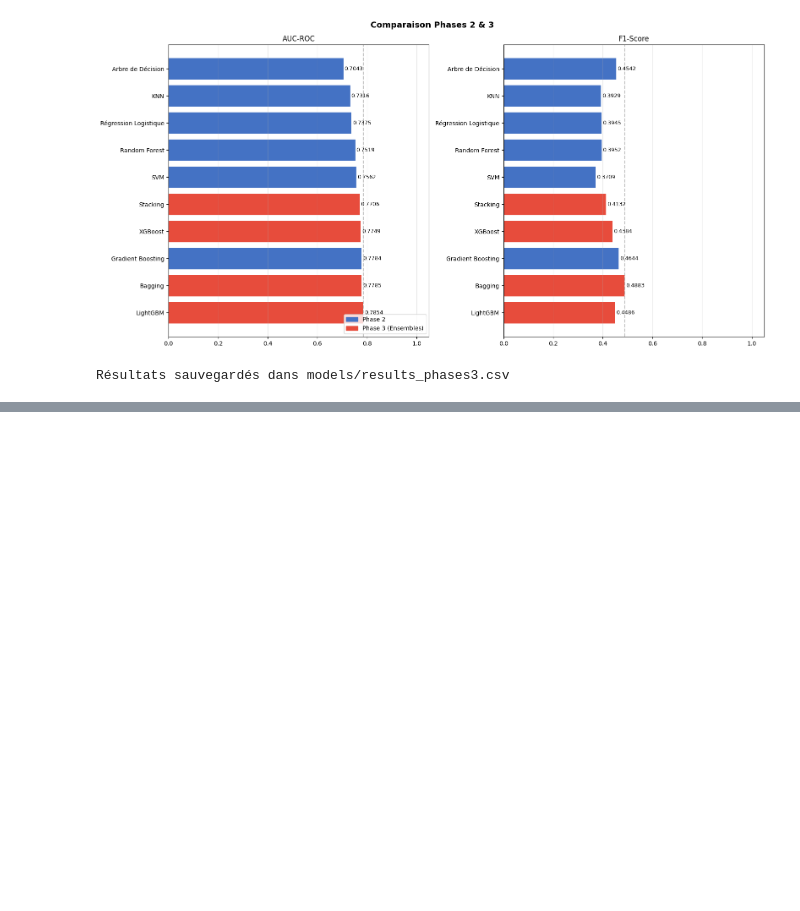
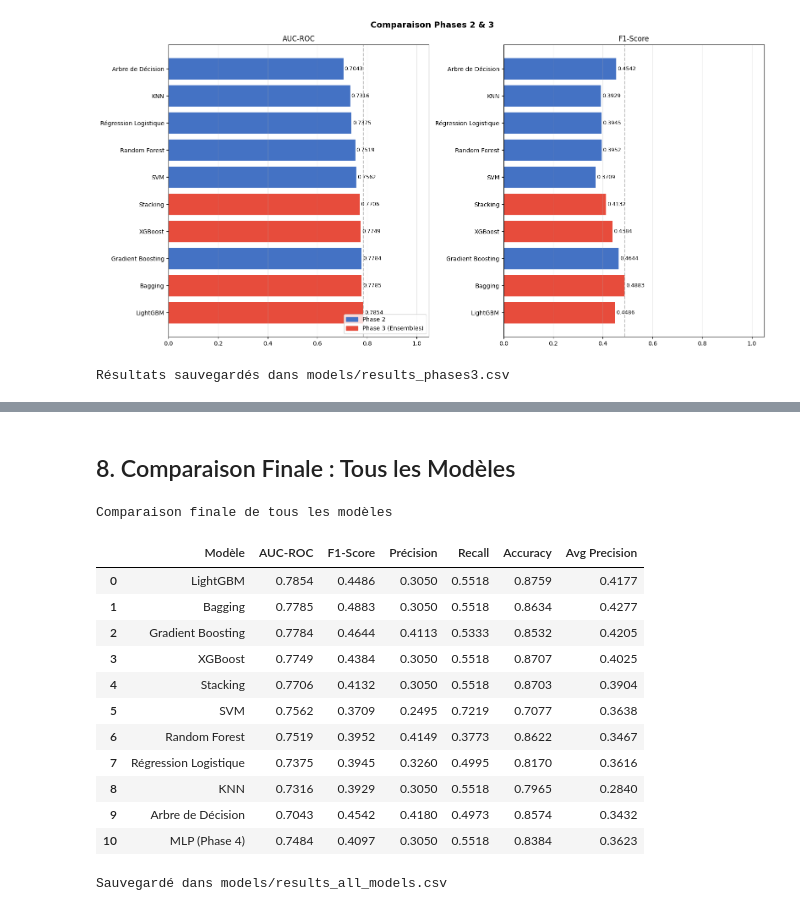
Before and after one commit to mwa1310/bank-costumers-behavior, a Jupyter notebook: notebook/BankCostumersBehavior.ipynb, the cells around one changed output, grey strips where cells are left out. Drawn from its saved outputs; the diff is of its cells as text; code cells hidden in the pictures; blank space fills up the shorter version.

```diff
--- a/notebook/BankCostumersBehavior.ipynb
+++ b/notebook/BankCostumersBehavior.ipynb
@@ -632,0 +1005,59 @@ Résultats sauvegardés dans models/results_phases3.csv
+# %% [markdown]
+## 8. Comparaison Finale : Tous les Modèles
+# %%
+RESULTS_PATH = '../models/results_phases3.csv'
+
+mlp_row = {
+    'Modèle': 'MLP (Phase 4)',
+    'AUC-ROC': round(auc_mlp, 4),
+    'F1-Score': round(f1_mlp, 4),
+    'Précision': round(pr_mlp, 4),
+    'Recall': round(re_mlp, 4),
+    'Accuracy': round(acc_mlp, 4),
+    'Avg Precision': round(ap_mlp, 4)
+}
+
+if os.path.exists(RESULTS_PATH):
+    df_prev = pd.read_csv(RESULTS_PATH)
+    df_all = pd.concat([df_prev, pd.DataFrame([mlp_row])], ignore_index=True)
+else:
+    print("results_phases3.csv introuvable; tableau de référence créé.\n"
+          "  Remplacez les None par vos résultats réels des phases 1-3.\n")
+    placeholders = [
+        {'Modèle': 'Régression Logistique', 'AUC-ROC': None, 'F1-Score': None, 'Accuracy': None, 'Avg Precision': None},
+        {'Modèle': 'Arbre de Décision', 'AUC-ROC': None, 'F1-Score': None, 'Accuracy': None, 'Avg Precision': None},
+        {'Modèle': 'Random Forest', 'AUC-ROC': None, 'F1-Score': None, 'Accuracy': None, 'Avg Precision': None},
+        {'Modèle': 'Gradient Boosting (XGB)',  'AUC-ROC': None, 'F1-Score': None, 'Accuracy': None, 'Avg Precision': None},
+        {'Modèle': 'LightGBM', 'AUC-ROC': None, 'F1-Score': None, 'Accuracy': None, 'Avg Precision': None},
+        {'Modèle': 'SVM', 'AUC-ROC': None, 'F1-Score': None, 'Accuracy': None, 'Avg Precision': None},
+        {'Modèle': 'KNN', 'AUC-ROC': None, 'F1-Score': None, 'Accuracy': None, 'Avg Precision': None},
+        {'Modèle': 'Bagging', 'AUC-ROC': None, 'F1-Score': None, 'Accuracy': None, 'Avg Precision': None},
+        {'Modèle': 'Stacking', 'AUC-ROC': None, 'F1-Score': None, 'Accuracy': None, 'Avg Precision': None},
+    ]
+    df_all = pd.concat([pd.DataFrame(placeholders), pd.DataFrame([mlp_row])], ignore_index=True)
+
+df_all.to_csv('../models/results_all_models.csv', index=False)
+
+display(df_all.style
+    .highlight_max(subset=['AUC-ROC','F1-Score','Précision','Recall','Accuracy','Avg Precision'],
+                   color="#059422", axis=0)
+    .format({'AUC-ROC':'{:.4f}','F1-Score':'{:.4f}','Précision':'{:.4f}','Recall':'{:.4f}','Accuracy':'{:.4f}','Avg Precision':'{:.4f}'},
+            na_rep='—')
+    .set_caption('Comparaison finale de tous les modèles'))
+
+print("\nSauvegardé dans models/results_all_models.csv")
+# %% [output]
+Comparaison finale de tous les modèles
+|  | Modèle | AUC-ROC | F1-Score | Précision | Recall | Accuracy | Avg Precision |
+| 0 | LightGBM | 0.7854 | 0.4486 | 0.3050 | 0.5518 | 0.8759 | 0.4177 |
+| 1 | Bagging | 0.7785 | 0.4883 | 0.3050 | 0.5518 | 0.8634 | 0.4277 |
+| 2 | Gradient Boosting | 0.7784 | 0.4644 | 0.4113 | 0.5333 | 0.8532 | 0.4205 |
+| 3 | XGBoost | 0.7749 | 0.4384 | 0.3050 | 0.5518 | 0.8707 | 0.4025 |
+| 4 | Stacking | 0.7706 | 0.4132 | 0.3050 | 0.5518 | 0.8703 | 0.3904 |
+| 5 | SVM | 0.7562 | 0.3709 | 0.2495 | 0.7219 | 0.7077 | 0.3638 |
+| 6 | Random Forest | 0.7519 | 0.3952 | 0.4149 | 0.3773 | 0.8622 | 0.3467 |
+| 7 | Régression Logistique | 0.7375 | 0.3945 | 0.3260 | 0.4995 | 0.8170 | 0.3616 |
+| 8 | KNN | 0.7316 | 0.3929 | 0.3050 | 0.5518 | 0.7965 | 0.2840 |
+| 9 | Arbre de Décision | 0.7043 | 0.4542 | 0.4180 | 0.4973 | 0.8574 | 0.3432 |
+| 10 | MLP (Phase 4) | 0.7484 | 0.4097 | 0.3050 | 0.5518 | 0.8384 | 0.3623 |
+Sauvegardé dans models/results_all_models.csv
```
Also changed, not shown: parts of 24 cells of this notebook, 4 other files.
